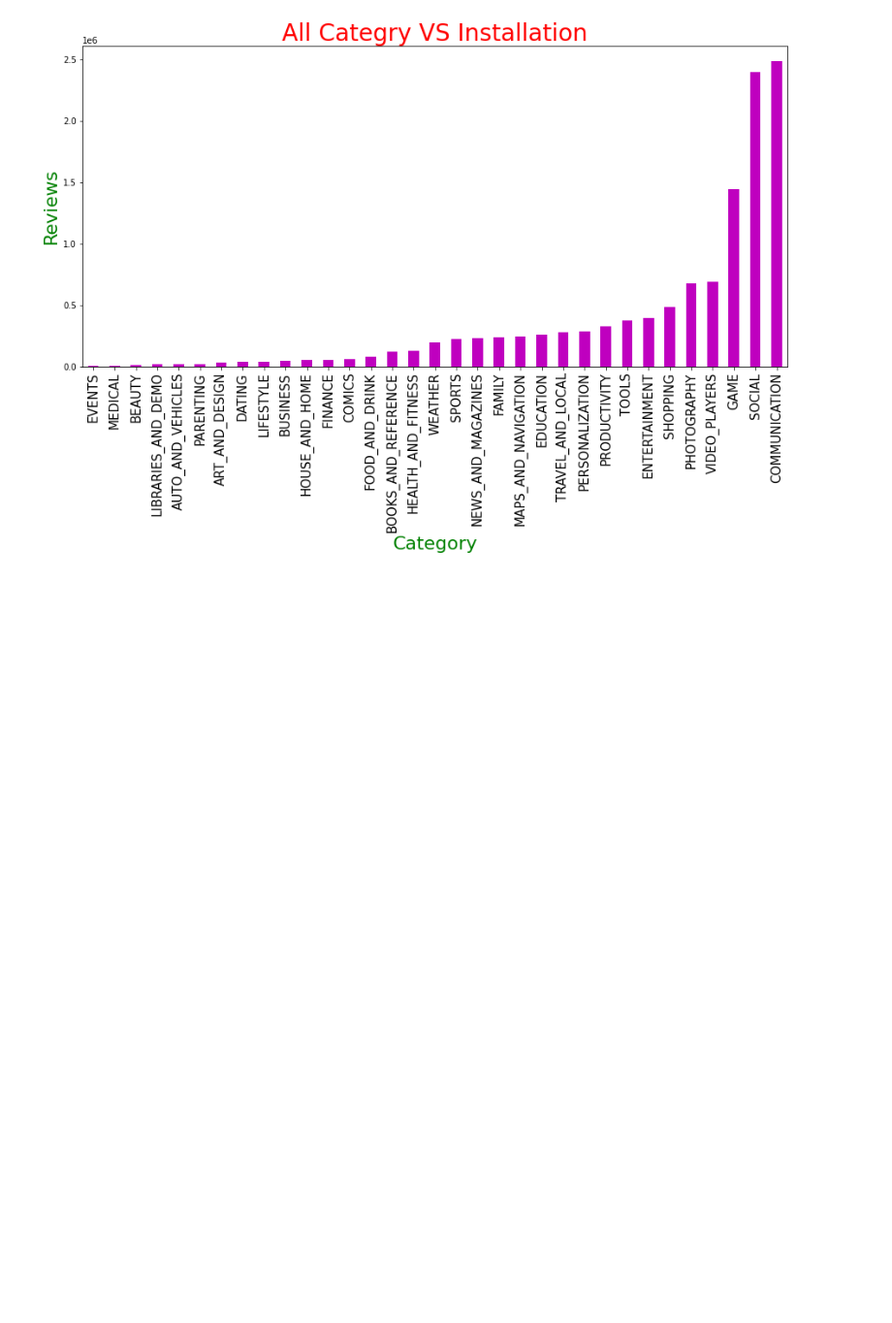
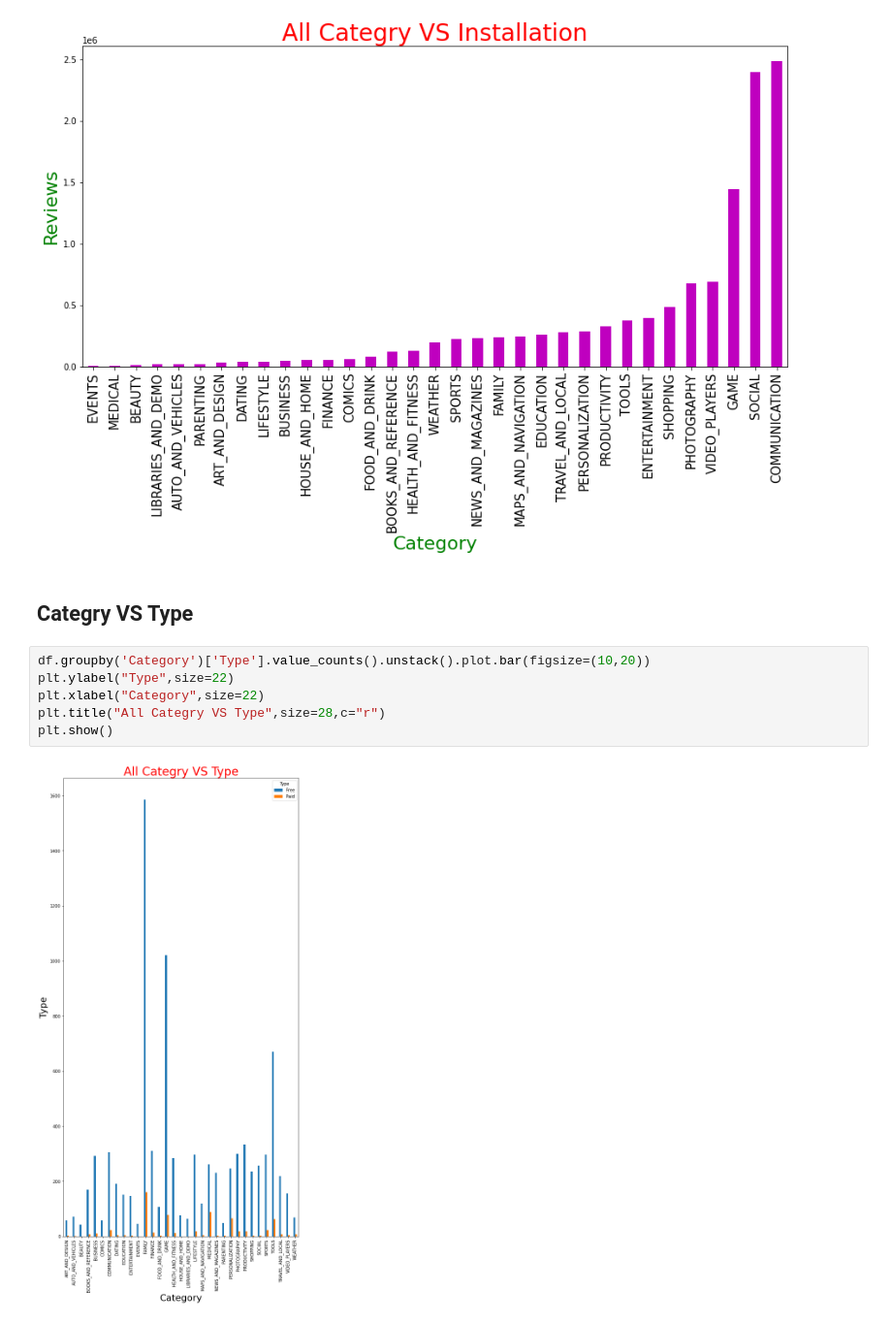
Before and after one commit to MrVishalKumbhar/Google_Play_Store_Review, a Jupyter notebook: Google_platstore_review.ipynb, the cells around one changed output. Shown: that part at 97% size. Drawn from its saved outputs; the diff is of its cells as text; blank space fills up the shorter version.

Commit message:
# Categry_VS_Type

```diff
--- a/Google_platstore_review.ipynb
+++ b/Google_platstore_review.ipynb
@@ -524,3 +524,13 @@ plt.title("All Categry VS Installation",size=28,c="r")
 plt.show()
 # %% [output]
 [figure]
+# %% [markdown]
+## Categry VS Type
+# %%
+df.groupby('Category')['Type'].value_counts().unstack().plot.bar(figsize=(10,20))
+plt.ylabel("Type",size=22)
+plt.xlabel("Category",size=22)
+plt.title("All Categry VS Type",size=28,c="r")
+plt.show()
+# %% [output]
+[figure, added]
```
